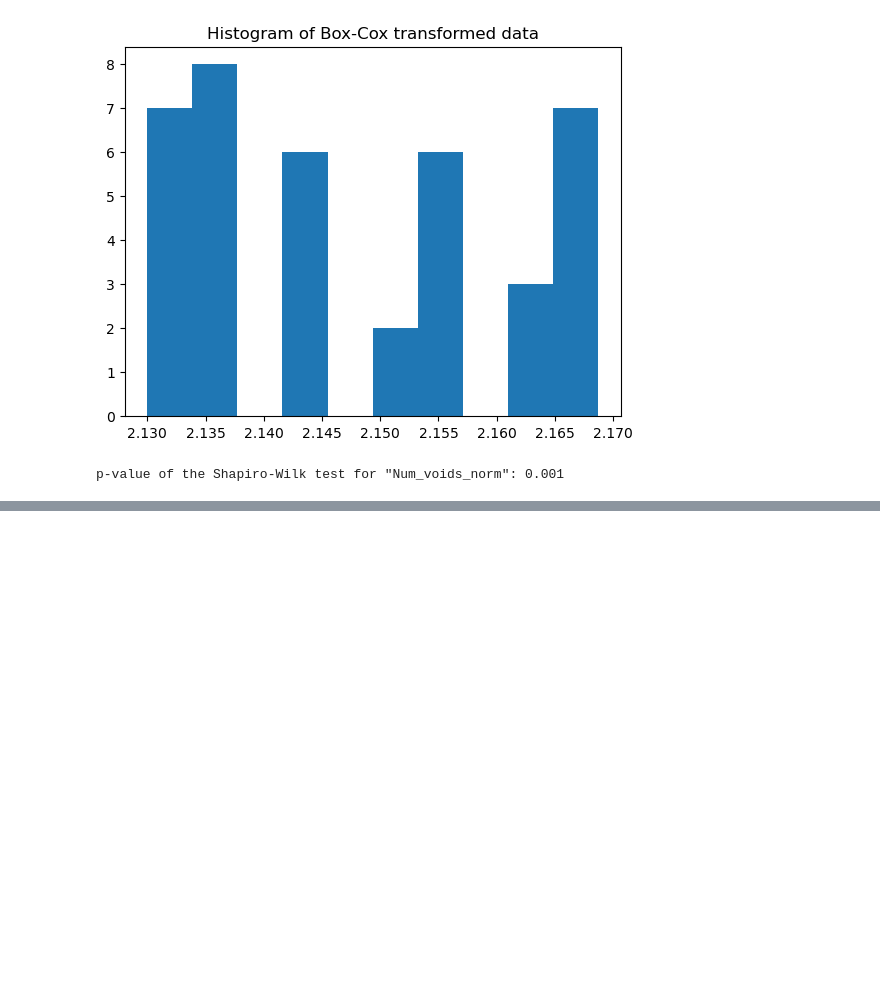
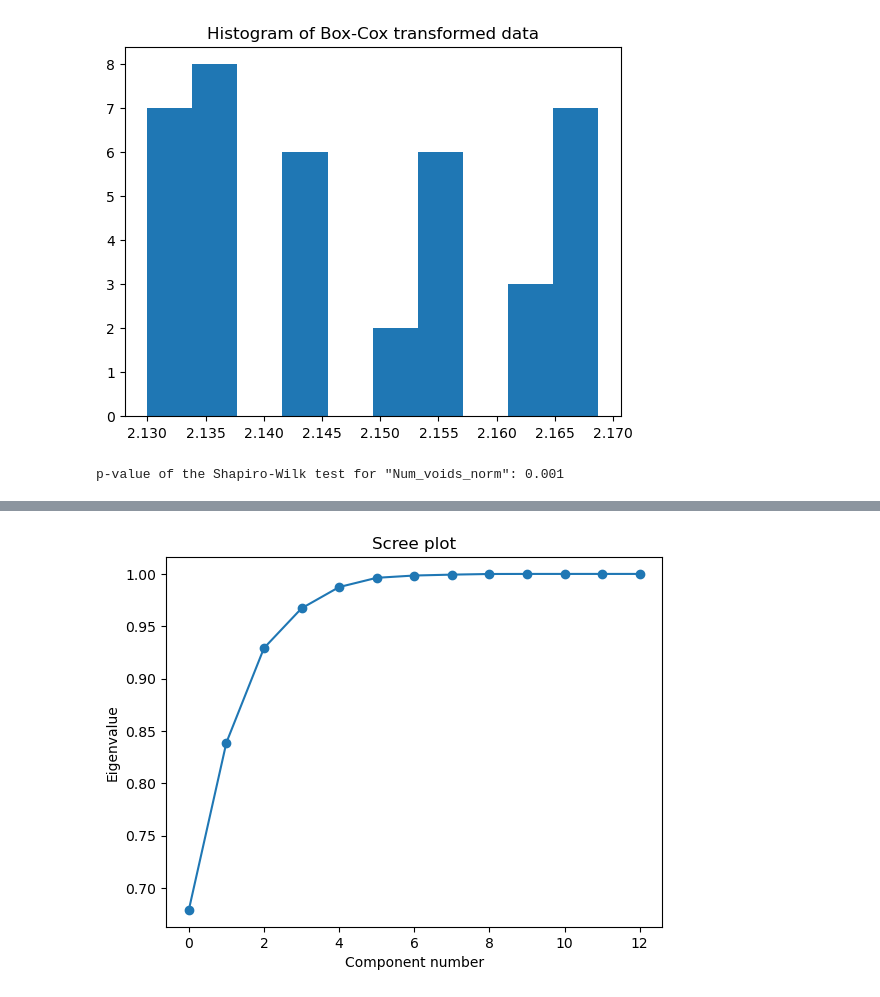
Before and after one commit to abylai11/qda-project, a Jupyter notebook: Python code/Fede - Variable manipulation.ipynb, the cells around one changed output, grey strips where cells are left out. Saved outputs shown, nothing was run; the diff lists cells and outputs as text; code cells hidden in the pictures; blank space fills up the shorter version.

```diff
--- a/Python code/Fede - Variable manipulation.ipynb
+++ b/Python code/Fede - Variable manipulation.ipynb
@@ -821,0 +885,11 @@ p-value of the Shapiro-Wilk test for "Num_voids_norm": 0.001
+# %%
+# Create the PCA object
+pca = PCA()
+# Fit the PCA object to the data
+pca.fit(data_std)
+
+#print("Eigenvalues \n", pca.explained_variance_)
+#print("\nEigenvectors \n", pca.components_)
+#print("\nExplained variance ratio \n", pca.explained_variance_ratio_)
+
+print("\nCumulative explained variance ratio \n", np.cumsum(pca.explained_variance_ratio_))
@@ -821,0 +915,11 @@ p-value of the Shapiro-Wilk test for "Num_voids_norm": 0.001
+# %%
+# Scree plot
+plt.plot(np.cumsum(pca.explained_variance_ratio_), 'o-')
+plt.xlabel('Component number')
+plt.ylabel('Eigenvalue')
+plt.title('Scree plot')
+plt.show()
+
+# keeping 4 or 5 pcs should be enough (more than 95% prob explained)
+# %% [output]
+[figure, added]
```
Also changed, not shown: parts of 11 cells of this notebook.
